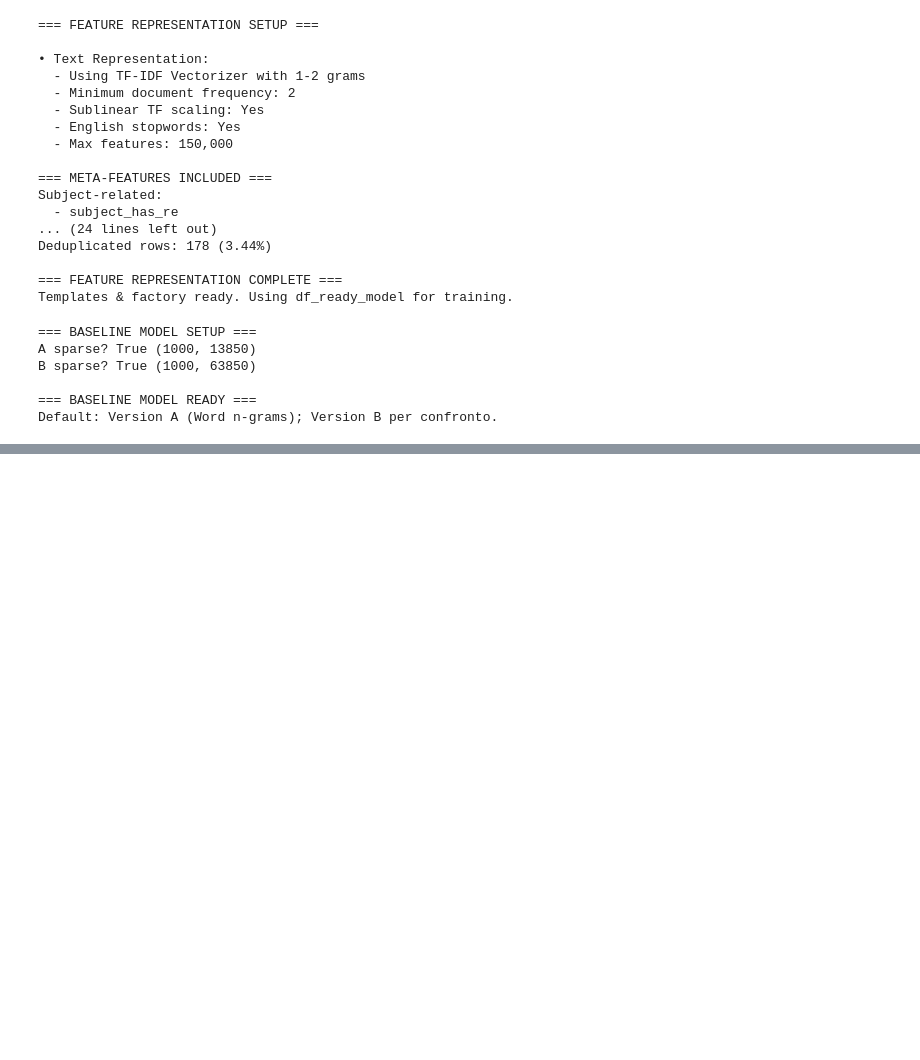
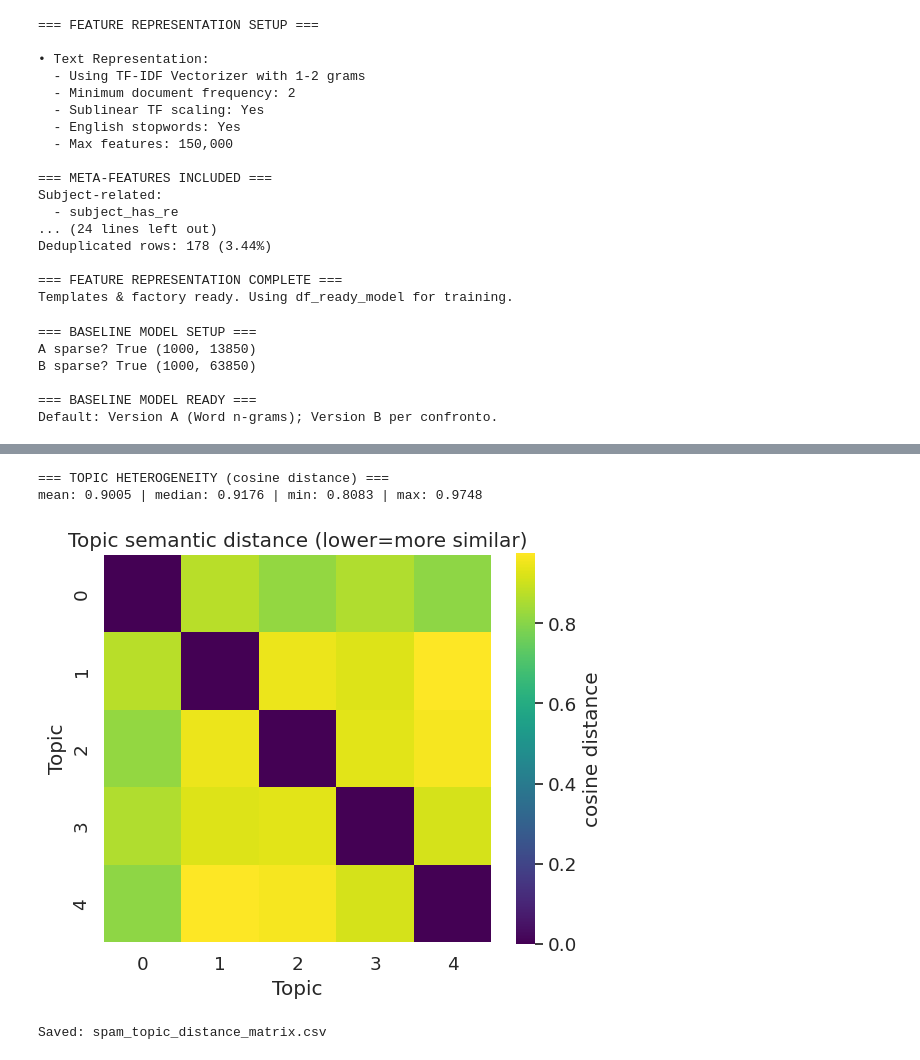
Before and after one commit to LorenzoVu/Anti-spam-software, a Jupyter notebook: anti_spam_filter.ipynb, the cells around one changed output, grey strips where cells are left out. Drawn from its saved outputs; the diff is of its cells as text; code cells hidden in the pictures; blank space fills up the shorter version.

```diff
--- a/anti_spam_filter.ipynb
+++ b/anti_spam_filter.ipynb
@@ -1466,0 +2159,32 @@ print("\n=== CV COMPLETE ===")
+# %%
+# Cell 6D — Semantic distance between topics (cosine)
+
+from sklearn.metrics.pairwise import cosine_similarity
+import numpy as np
+import pandas as pd
+import seaborn as sns
+import matplotlib.pyplot as plt
+
+Hn = H / (np.linalg.norm(H, axis=1, keepdims=True) + 1e-12)
+S  = cosine_similarity(Hn)
+D  = 1.0 - S
+
+tri = D[np.triu_indices_from(D, k=1)]
+print("\n=== TOPIC HETEROGENEITY (cosine distance) ===")
+print(f"mean: {tri.mean():.4f} | median: {np.median(tri):.4f} | min: {tri.min():.4f} | max: {tri.max():.4f}")
+
+plt.figure(figsize=(6,5))
+sns.heatmap(D, cmap="viridis", annot=False, square=True, cbar_kws={'label': 'cosine distance'})
+plt.title("Topic semantic distance (lower=more similar)")
+plt.xlabel("Topic"); plt.ylabel("Topic")
+plt.tight_layout(); plt.show()
+
+dist_df = pd.DataFrame(D, index=[f"T{t:02d}" for t in range(BEST_K)],
+                          columns=[f"T{t:02d}" for t in range(BEST_K)])
+dist_df.to_csv("spam_topic_distance_matrix.csv")
+print("Saved: spam_topic_distance_matrix.csv")
+# %% [output]
+=== TOPIC HETEROGENEITY (cosine distance) ===
+mean: 0.9005 | median: 0.9176 | min: 0.8083 | max: 0.9748
+[figure, added]
+Saved: spam_topic_distance_matrix.csv
```
Also changed, not shown: parts of 21 cells of this notebook, 7 other files.
